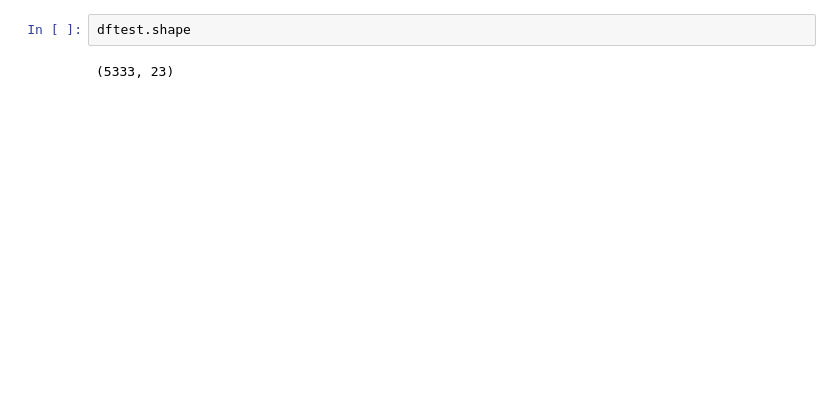
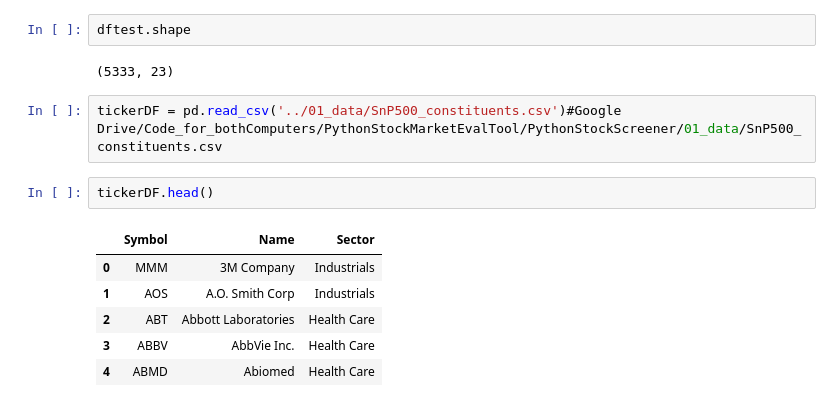
Before and after one commit to webclinic017/PythonStockScreener, a Jupyter notebook: code/dev_tech_indicators.ipynb, the cells around one changed output. Saved outputs shown, nothing was run; the diff lists cells and outputs as text; blank space fills up the shorter version.

```diff
--- a/code/dev_tech_indicators.ipynb
+++ b/code/dev_tech_indicators.ipynb
@@ -85,3 +137,14 @@ dftest.tail()
 dftest.shape
 # %% [output]
 (5333, 23)
+# %%
+tickerDF = pd.read_csv('../01_data/SnP500_constituents.csv')#Google Drive/Code_for_bothComputers/PythonStockMarketEvalTool/PythonStockScreener/01_data/SnP500_constituents.csv
+# %%
+tickerDF.head()
+# %% [output]
+|  | Symbol | Name | Sector |
+| 0 | MMM | 3M Company | Industrials |
+| 1 | AOS | A.O. Smith Corp | Industrials |
+| 2 | ABT | Abbott Laboratories | Health Care |
+| 3 | ABBV | AbbVie Inc. | Health Care |
+| 4 | ABMD | Abiomed | Health Care |
```
Also changed, not shown: parts of 9 cells of this notebook, 8 other files.
